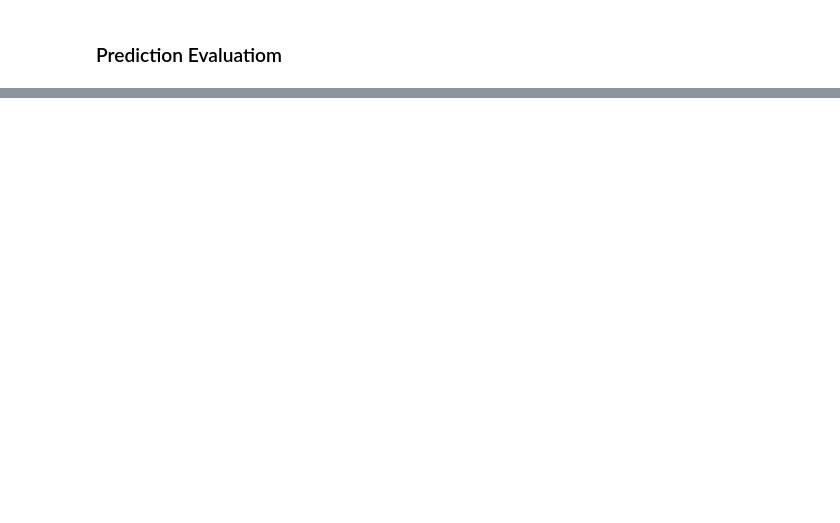
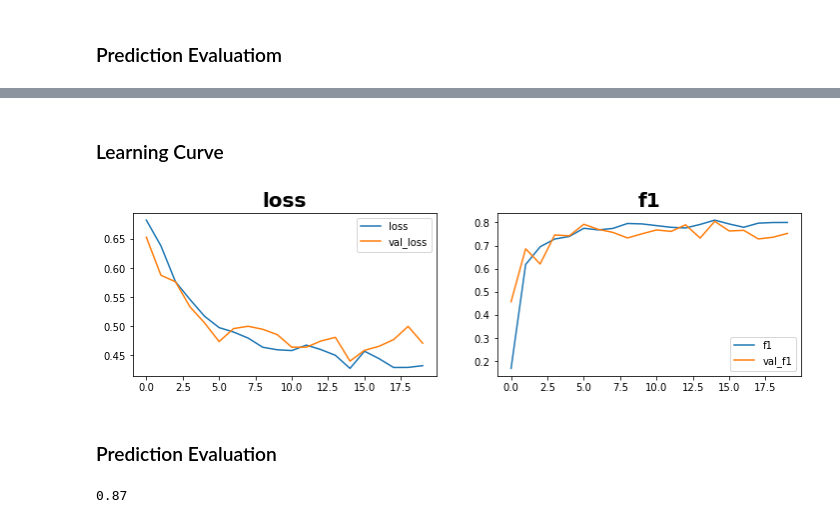
Before and after one commit to abhi8893/tensorflow-deep-learning-mrdbourke, a Jupyter notebook: notebooks/03A-Pizza-Steak-Image-Classification.ipynb, the cells around one changed output, grey strips where cells are left out. Drawn from its saved outputs; the diff is of its cells as text; code cells hidden in the pictures; blank space fills up the shorter version.

```diff
--- a/notebooks/03A-Pizza-Steak-Image-Classification.ipynb
+++ b/notebooks/03A-Pizza-Steak-Image-Classification.ipynb
@@ -648,0 +762,10 @@ metrics.accuracy_score(test_data.labels, y_test_pred)
+# %%
+train_datagen = ImageDataGenerator(
+    rescale=1/255.0,
+    zoom_range=0.2,
+    shear_range=0.2,
+    width_shift_range=0.2,
+    height_shift_range=0.2,
+    validation_split=0.2)
+
+test_datagen = ImageDataGenerator(rescale=1/255.0)
@@ -648,0 +774,4 @@ metrics.accuracy_score(test_data.labels, y_test_pred)
+# %%
+train_data = train_datagen.flow_from_directory(train_dir, target_size=IMAGE_DIM, class_mode='binary', subset='training', seed=SEED)
+validation_data = train_datagen.flow_from_directory(train_dir, target_size=IMAGE_DIM, class_mode='binary', subset='validation', seed=SEED)
+test_data = test_datagen.flow_from_directory(test_dir, target_size=IMAGE_DIM, class_mode='binary', shuffle=False)
@@ -648,0 +786,19 @@ metrics.accuracy_score(test_data.labels, y_test_pred)
+# %%
+# Create the model
+model = tf.keras.models.Sequential([
+    layers.Input(shape=INPUT_SHAPE),
+    layers.Conv2D(10, 3, activation='relu'),
+    layers.Conv2D(10, 3, activation='relu'),
+    layers.MaxPool2D(2, padding='same'),
+    layers.Conv2D(10, 3, activation='relu'),
+    layers.Conv2D(10, 3, activation='relu'),
+    layers.MaxPool2D(2, padding='same'),
+    layers.Flatten(),
+    layers.Dense(1, activation='sigmoid')
+], name='TinyVGG-data-augment-bestlr')
+
+# Compile the model
+model.compile(loss=losses.binary_crossentropy, optimizer=optimizers.Adam(learning_rate=LR_VAL), metrics=[KerasMetrics.f1, 'accuracy'])
+
+# Summary
+model.summary()
@@ -648,0 +825,3 @@ metrics.accuracy_score(test_data.labels, y_test_pred)
+# %%
+history = model.fit(train_data, steps_per_epoch=len(train_data), validation_data=validation_data, validation_steps=len(validation_data), epochs=20)
+tfmodels[model.name] = model
@@ -648,0 +846,14 @@ metrics.accuracy_score(test_data.labels, y_test_pred)
+# %% [markdown]
+### Learning Curve
+# %%
+plot_learning_curve(model, extra_metric='f1');
+# %% [output]
+[figure, added]
+# %% [markdown]
+### Prediction Evaluation
+# %%
+y_test_pred_prob = model.predict(test_data)
+y_test_pred = y_test_pred_prob.round().flatten()
+metrics.accuracy_score(test_data.labels, y_test_pred)
+# %% [output]
+0.87
```
Also changed, not shown: parts of 87 cells of this notebook.
